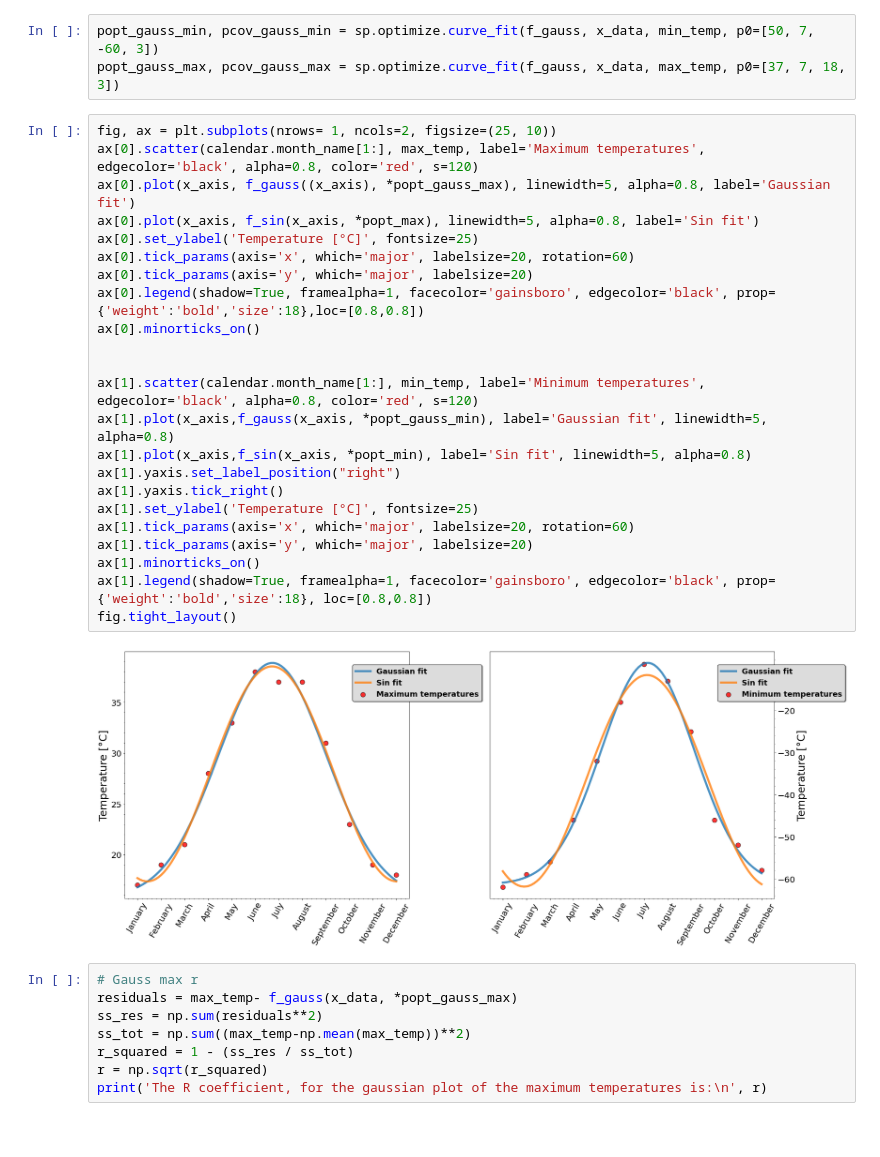
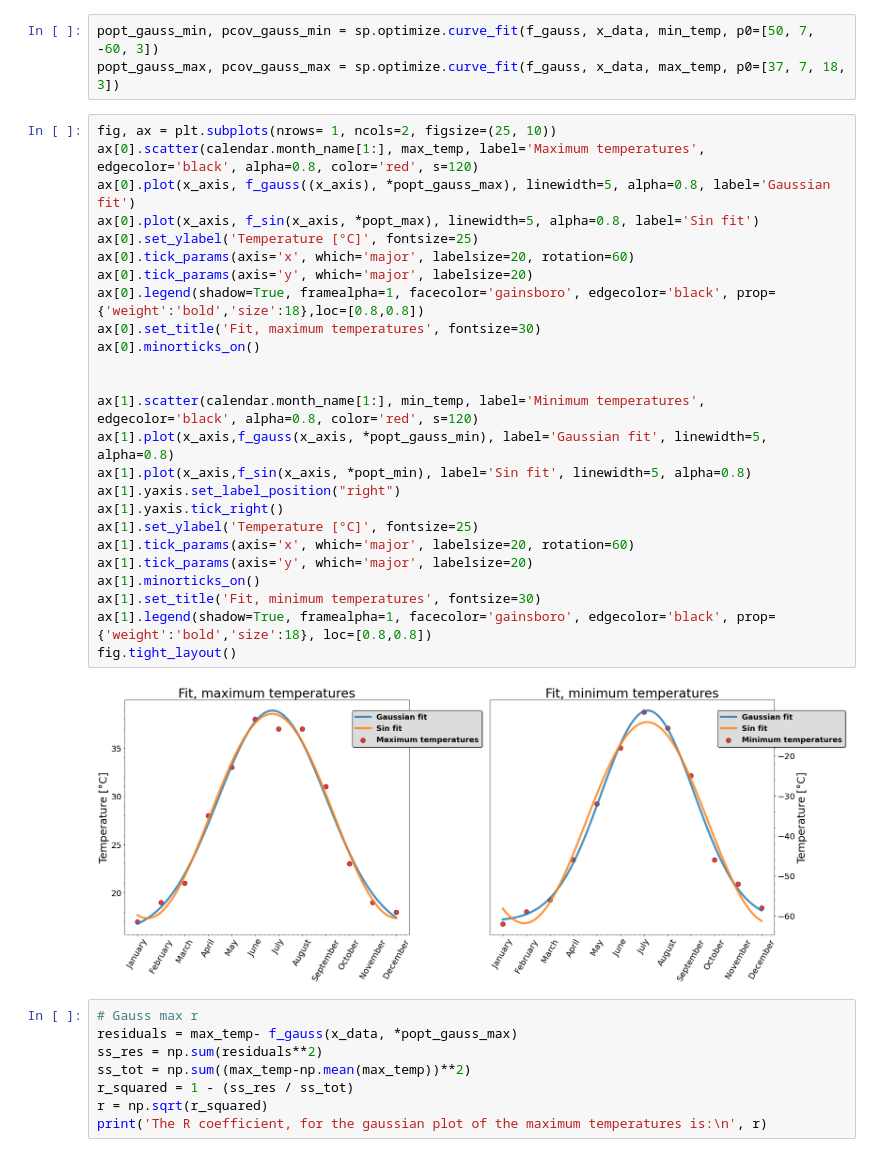
Before and after one commit to tommasoamico/LaboratoryOfComputationalPhysics_Y4, a Jupyter notebook: 08ex_fitting.ipynb, the cells around one changed output. Saved outputs shown, nothing was run; the diff lists cells and outputs as text.

```diff
--- a/08ex_fitting.ipynb
+++ b/08ex_fitting.ipynb
@@ -212,28 +212,30 @@ popt_gauss_max, pcov_gauss_max = sp.optimize.curve_fit(f_gauss, x_data, max_temp
 # %%
 fig, ax = plt.subplots(nrows= 1, ncols=2, figsize=(25, 10))
 ax[0].scatter(calendar.month_name[1:], max_temp, label='Maximum temperatures', edgecolor='black', alpha=0.8, color='red', s=120)
 ax[0].plot(x_axis, f_gauss((x_axis), *popt_gauss_max), linewidth=5, alpha=0.8, label='Gaussian fit')
 ax[0].plot(x_axis, f_sin(x_axis, *popt_max), linewidth=5, alpha=0.8, label='Sin fit')
 ax[0].set_ylabel('Temperature [°C]', fontsize=25)
 ax[0].tick_params(axis='x', which='major', labelsize=20, rotation=60)
 ax[0].tick_params(axis='y', which='major', labelsize=20)
 ax[0].legend(shadow=True, framealpha=1, facecolor='gainsboro', edgecolor='black', prop={'weight':'bold','size':18},loc=[0.8,0.8])
+ax[0].set_title('Fit, maximum temperatures', fontsize=30)
 ax[0].minorticks_on()
 
 
 ax[1].scatter(calendar.month_name[1:], min_temp, label='Minimum temperatures',  edgecolor='black', alpha=0.8, color='red', s=120)
 ax[1].plot(x_axis,f_gauss(x_axis, *popt_gauss_min), label='Gaussian fit', linewidth=5, alpha=0.8)
 ax[1].plot(x_axis,f_sin(x_axis, *popt_min), label='Sin fit', linewidth=5, alpha=0.8)
 ax[1].yaxis.set_label_position("right")
 ax[1].yaxis.tick_right()
 ax[1].set_ylabel('Temperature [°C]', fontsize=25)
 ax[1].tick_params(axis='x', which='major', labelsize=20, rotation=60)
 ax[1].tick_params(axis='y', which='major', labelsize=20)
 ax[1].minorticks_on()
+ax[1].set_title('Fit, minimum temperatures', fontsize=30)
 ax[1].legend(shadow=True, framealpha=1, facecolor='gainsboro', edgecolor='black', prop={'weight':'bold','size':18}, loc=[0.8,0.8])
 fig.tight_layout()
 # %% [output]
-[figure, old version]
+[figure, new version]
 # %%
 # Gauss max r
 residuals = max_temp- f_gauss(x_data, *popt_gauss_max)
```
Also changed, not shown: parts of 4 cells of this notebook.
